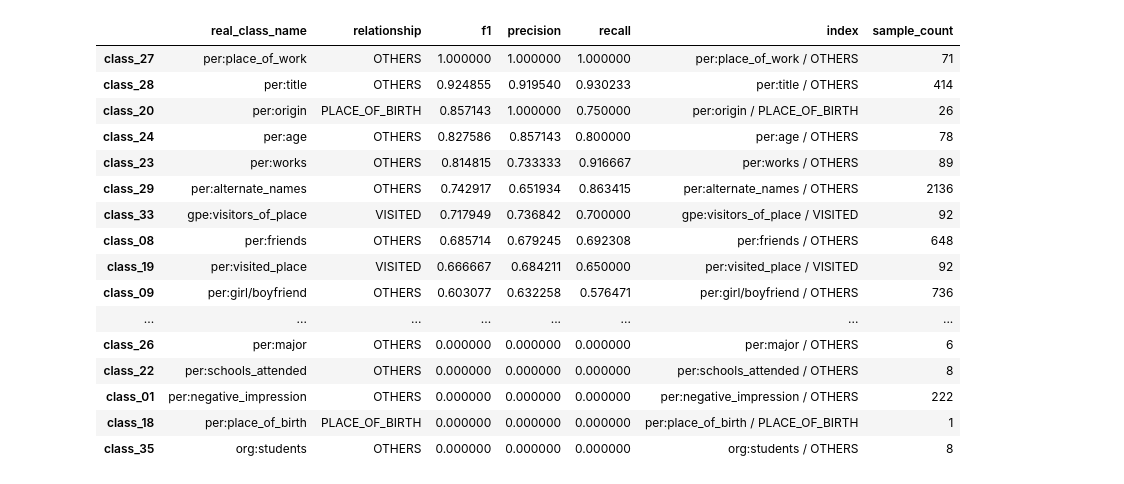
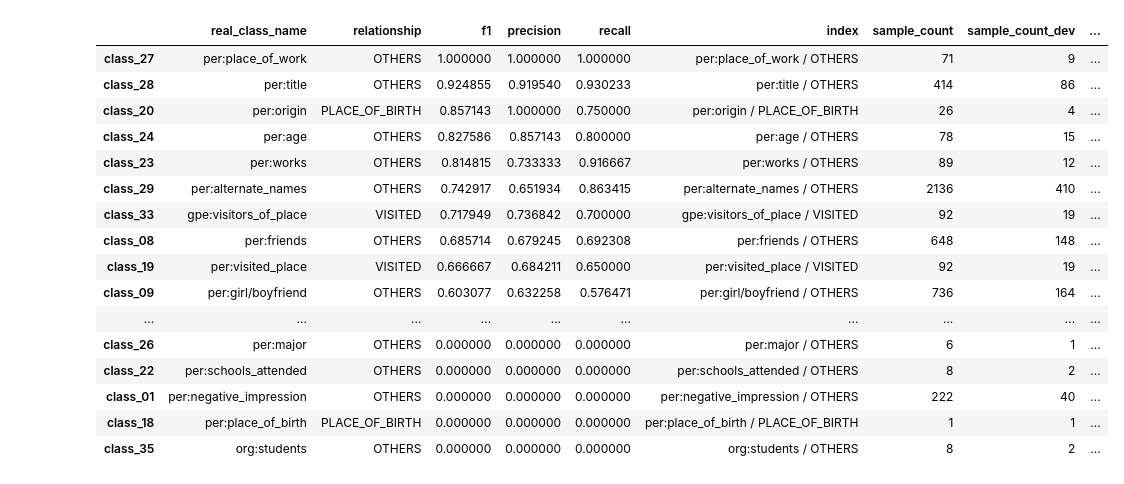
Before and after one commit to murilobellatini/RelNetCare, a Jupyter notebook: reports/dialog-re-visualize-bert-class-performance.ipynb, the cells around one changed output. Drawn from its saved outputs; the diff is of its cells as text; code cells hidden in the pictures.

Commit message:
Add counts

```diff
--- a/reports/dialog-re-visualize-bert-class-performance.ipynb
+++ b/reports/dialog-re-visualize-bert-class-performance.ipynb
@@ -79,10 +79,6 @@ relationship_mapping = {
 classes = {
     int(k) - 1: v for k,v in classes.items()
 }
-
-# extract relation counts from raw data
-dt = DialogREDatasetTransformer(LOCAL_RAW_DATA_PATH / 'dialog-re')
-counts = dt.load_data_to_dataframe().explode('Relations')['Relations'].apply(lambda x: x['r'][0]).value_counts().to_dict()
 
 filtered_classes = {
     k: v for k,v in classes.items()
@@ -185,6 +181,30 @@ df2['index'] = df2.apply(lambda row: f"{row['real_class_name']} / {row['relation
 df2 = df2.sort_values('f1', ascending=False)
 
 
+# extract relation counts from raw data
+dt = DialogREDatasetTransformer(LOCAL_RAW_DATA_PATH / 'dialog-re')
+tmp = dt.load_data_to_dataframe().explode('Relations')
+
+counts = tmp['Relations'].apply(lambda x: x['r'][0]).value_counts().to_dict()
+
+tmp['relation'] = tmp['Relations'].apply(lambda x: x['r'][0])
+
+counts_per_set = {}
+for k, v in tmp.groupby(['Origin', 'relation']).size().to_dict().items():
+    if k[0] in counts_per_set:
+        # If the origin is already in the dictionary, add a new relation to it
+        counts_per_set[k[0]][k[1]] = v
+    else:
+        # If the origin is not in the dictionary, create a new dictionary for it
+        counts_per_set[k[0]] = {k[1]: v}
+
+df2['sample_count'] = df2.real_class_name.map(counts)
+
+for set_, count_dict in counts_per_set.items():
+    df2[f'sample_count_{set_}'] = df2.real_class_name.map(count_dict).fillna(0).astype(int)
+
+df2['sample_count'] = df2.real_class_name.map(counts)
+
 if class_filter == 'OTHERS':
   mask = df2['relationship'] == 'OTHERS'
   tmp = df2[mask]
@@ -196,7 +216,6 @@ elif class_filter == 'FULL':
 else:
   raise Exception('This is not a valid value for `class_filter`')
 
-df2['sample_count'] = df2.real_class_name.map(counts)
 
 df2
 # %% [output]
@@ -203,20 +224,20 @@ df2
-|  | real_class_name | relationship | f1 | precision | recall | index | sample_count |
-| class_27 | per:place_of_work | OTHERS | 1.000000 | 1.000000 | 1.000000 | per:place_of_work / OTHERS | 71 |
-| class_28 | per:title | OTHERS | 0.924855 | 0.919540 | 0.930233 | per:title / OTHERS | 414 |
-| class_20 | per:origin | PLACE_OF_BIRTH | 0.857143 | 1.000000 | 0.750000 | per:origin / PLACE_OF_BIRTH | 26 |
-| class_24 | per:age | OTHERS | 0.827586 | 0.857143 | 0.800000 | per:age / OTHERS | 78 |
-| class_23 | per:works | OTHERS | 0.814815 | 0.733333 | 0.916667 | per:works / OTHERS | 89 |
-| class_29 | per:alternate_names | OTHERS | 0.742917 | 0.651934 | 0.863415 | per:alternate_names / OTHERS | 2136 |
-| class_33 | gpe:visitors_of_place | VISITED | 0.717949 | 0.736842 | 0.700000 | gpe:visitors_of_place / VISITED | 92 |
-| class_08 | per:friends | OTHERS | 0.685714 | 0.679245 | 0.692308 | per:friends / OTHERS | 648 |
-| class_19 | per:visited_place | VISITED | 0.666667 | 0.684211 | 0.650000 | per:visited_place / VISITED | 92 |
-| class_09 | per:girl/boyfriend | OTHERS | 0.603077 | 0.632258 | 0.576471 | per:girl/boyfriend / OTHERS | 736 |
-| ... | ... | ... | ... | ... | ... | ... | ... |
-| class_26 | per:major | OTHERS | 0.000000 | 0.000000 | 0.000000 | per:major / OTHERS | 6 |
-| class_22 | per:schools_attended | OTHERS | 0.000000 | 0.000000 | 0.000000 | per:schools_attended / OTHERS | 8 |
-| class_01 | per:negative_impression | OTHERS | 0.000000 | 0.000000 | 0.000000 | per:negative_impression / OTHERS | 222 |
-| class_18 | per:place_of_birth | PLACE_OF_BIRTH | 0.000000 | 0.000000 | 0.000000 | per:place_of_birth / PLACE_OF_BIRTH | 1 |
-| class_35 | org:students | OTHERS | 0.000000 | 0.000000 | 0.000000 | org:students / OTHERS | 8 |
+|  | real_class_name | relationship | f1 | precision | recall | index | sample_count | sample_count_dev | ... |
+| class_27 | per:place_of_work | OTHERS | 1.000000 | 1.000000 | 1.000000 | per:place_of_work / OTHERS | 71 | 9 | ... |
+| class_28 | per:title | OTHERS | 0.924855 | 0.919540 | 0.930233 | per:title / OTHERS | 414 | 86 | ... |
+| class_20 | per:origin | PLACE_OF_BIRTH | 0.857143 | 1.000000 | 0.750000 | per:origin / PLACE_OF_BIRTH | 26 | 4 | ... |
+| class_24 | per:age | OTHERS | 0.827586 | 0.857143 | 0.800000 | per:age / OTHERS | 78 | 15 | ... |
+| class_23 | per:works | OTHERS | 0.814815 | 0.733333 | 0.916667 | per:works / OTHERS | 89 | 12 | ... |
+| class_29 | per:alternate_names | OTHERS | 0.742917 | 0.651934 | 0.863415 | per:alternate_names / OTHERS | 2136 | 410 | ... |
+| class_33 | gpe:visitors_of_place | VISITED | 0.717949 | 0.736842 | 0.700000 | gpe:visitors_of_place / VISITED | 92 | 19 | ... |
+| class_08 | per:friends | OTHERS | 0.685714 | 0.679245 | 0.692308 | per:friends / OTHERS | 648 | 148 | ... |
+| class_19 | per:visited_place | VISITED | 0.666667 | 0.684211 | 0.650000 | per:visited_place / VISITED | 92 | 19 | ... |
+| class_09 | per:girl/boyfriend | OTHERS | 0.603077 | 0.632258 | 0.576471 | per:girl/boyfriend / OTHERS | 736 | 164 | ... |
+| ... | ... | ... | ... | ... | ... | ... | ... | ... | ... |
+| class_26 | per:major | OTHERS | 0.000000 | 0.000000 | 0.000000 | per:major / OTHERS | 6 | 1 | ... |
+| class_22 | per:schools_attended | OTHERS | 0.000000 | 0.000000 | 0.000000 | per:schools_attended / OTHERS | 8 | 2 | ... |
+| class_01 | per:negative_impression | OTHERS | 0.000000 | 0.000000 | 0.000000 | per:negative_impression / OTHERS | 222 | 40 | ... |
+| class_18 | per:place_of_birth | PLACE_OF_BIRTH | 0.000000 | 0.000000 | 0.000000 | per:place_of_birth / PLACE_OF_BIRTH | 1 | 1 | ... |
+| class_35 | org:students | OTHERS | 0.000000 | 0.000000 | 0.000000 | org:students / OTHERS | 8 | 2 | ... |
 # %%
 print(df2.mean(numeric_only=True))
 
```
Also changed, not shown: parts of 3 cells of this notebook.
